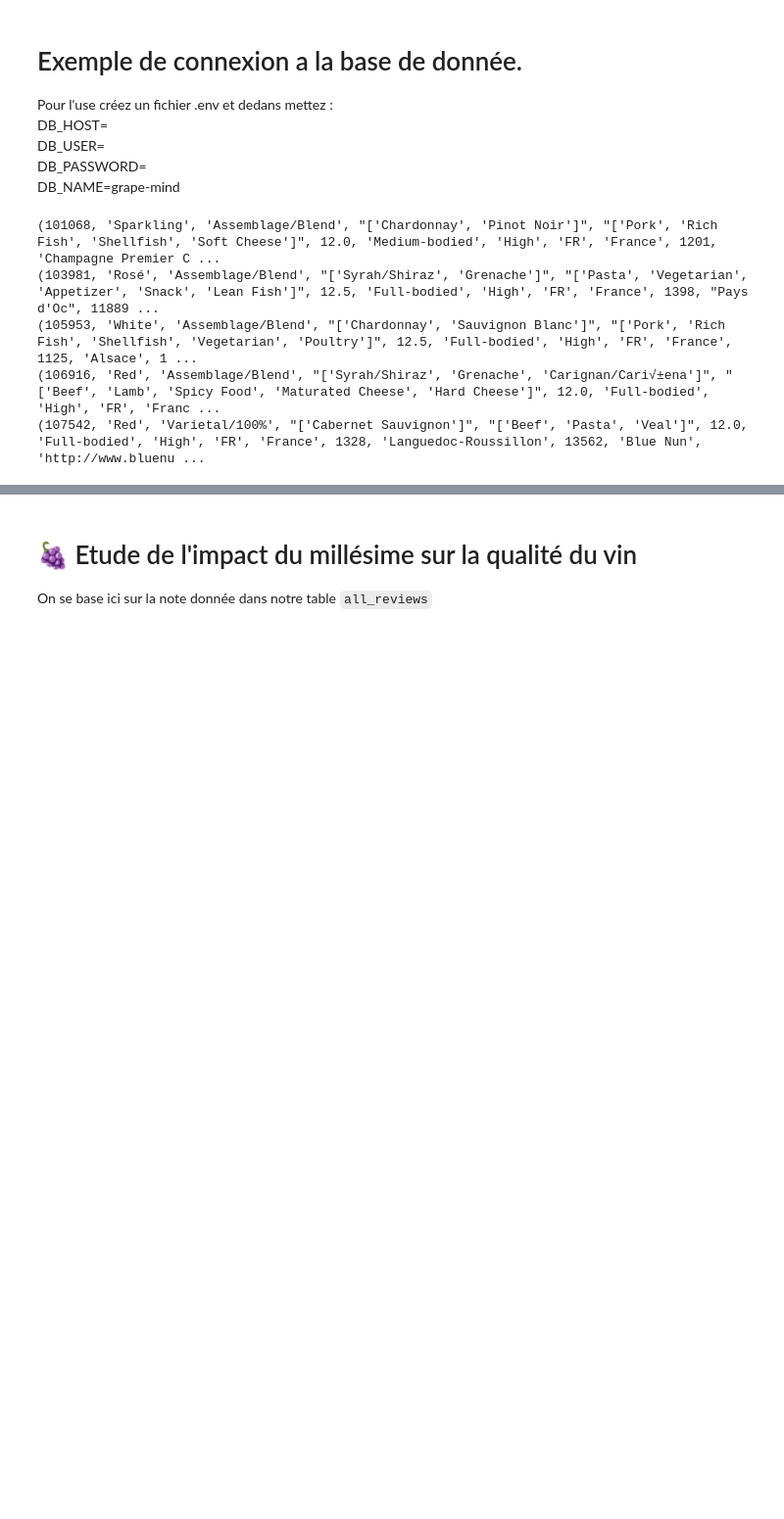
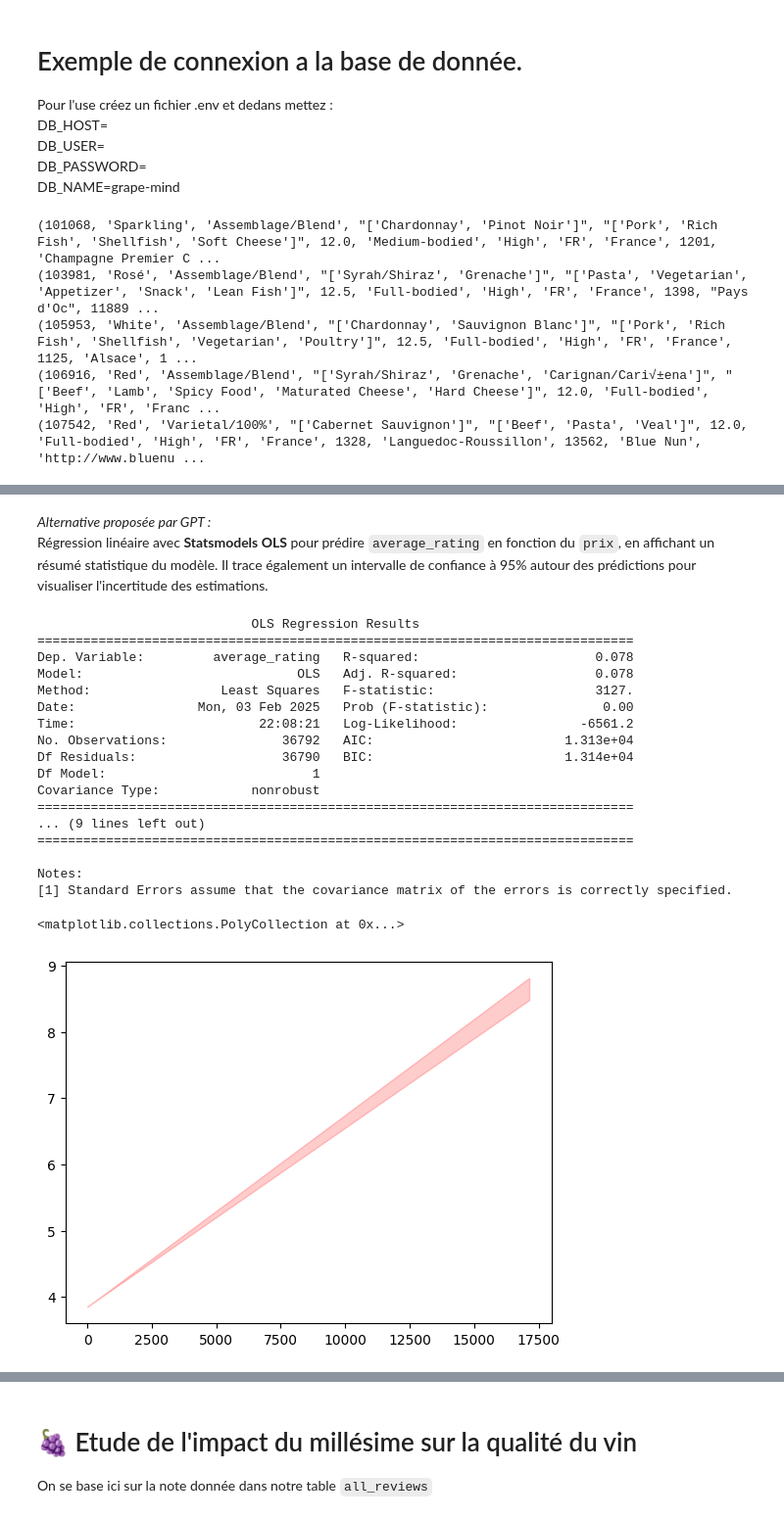
Before and after one commit to Aximme/GrapeMind, a Jupyter notebook: data_science/regression_lineaire.ipynb, the cells around one changed output, grey strips where cells are left out. Shown at 98% size. Cells and saved outputs as stored; diff of their text form; code cells hidden in the pictures; blank space fills up the shorter version.

```diff
--- a/data_science/regression_lineaire.ipynb
+++ b/data_science/regression_lineaire.ipynb
@@ -41,0 +112,46 @@ for row in rows:
+# %% [markdown]
+*Alternative proposée par GPT :*
+Régression linéaire avec __**Statsmodels OLS**__ pour prédire `average_rating` en fonction du `prix`, en affichant un résumé statistique du modèle.  Il trace également un intervalle de confiance à 95% autour des prédictions pour visualiser l'incertitude des estimations.
+# %%
+import statsmodels.api as sm
+
+X_sm = df['price']
+y_sm = df['average_rating']
+
+X_sm = sm.add_constant(X_sm)
+
+model_sm = sm.OLS(y_sm, X_sm).fit()
+print(model_sm.summary())
+
+x_reg = np.linspace(df['price'].min(), df['price'].max(), 100)
+X_reg = sm.add_constant(x_reg)
+
+predictions = model_sm.get_prediction(X_reg)
+interval_conf = predictions.conf_int()  # par défaut, 95%
+
+y_pred_mean = predictions.predicted_mean
+lower_bound = interval_conf[:, 0]
+upper_bound = interval_conf[:, 1]
+
+plt.fill_between(x_reg, lower_bound, upper_bound, color='red', alpha=0.2,
+                 label='IC 95%')
+# %% [output]
+                            OLS Regression Results
+==============================================================================
+Dep. Variable:         average_rating   R-squared:                       0.078
+Model:                            OLS   Adj. R-squared:                  0.078
+Method:                 Least Squares   F-statistic:                     3127.
+Date:                Mon, 03 Feb 2025   Prob (F-statistic):               0.00
+Time:                        22:08:21   Log-Likelihood:                -6561.2
+No. Observations:               36792   AIC:                         1.313e+04
+Df Residuals:                   36790   BIC:                         1.314e+04
+Df Model:                           1
+Covariance Type:            nonrobust
+==============================================================================
+... (9 lines left out)
+==============================================================================
+
+Notes:
+[1] Standard Errors assume that the covariance matrix of the errors is correctly specified.
+<matplotlib.collections.PolyCollection at 0x...>
+[figure, added]
```
Also changed, not shown: parts of 6 cells of this notebook.
